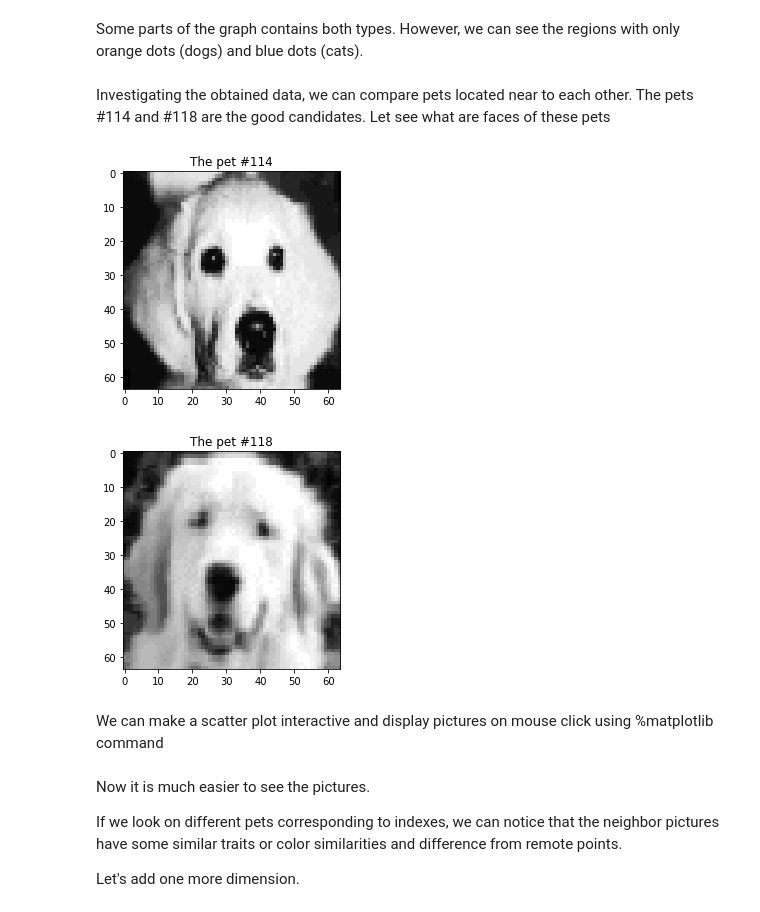
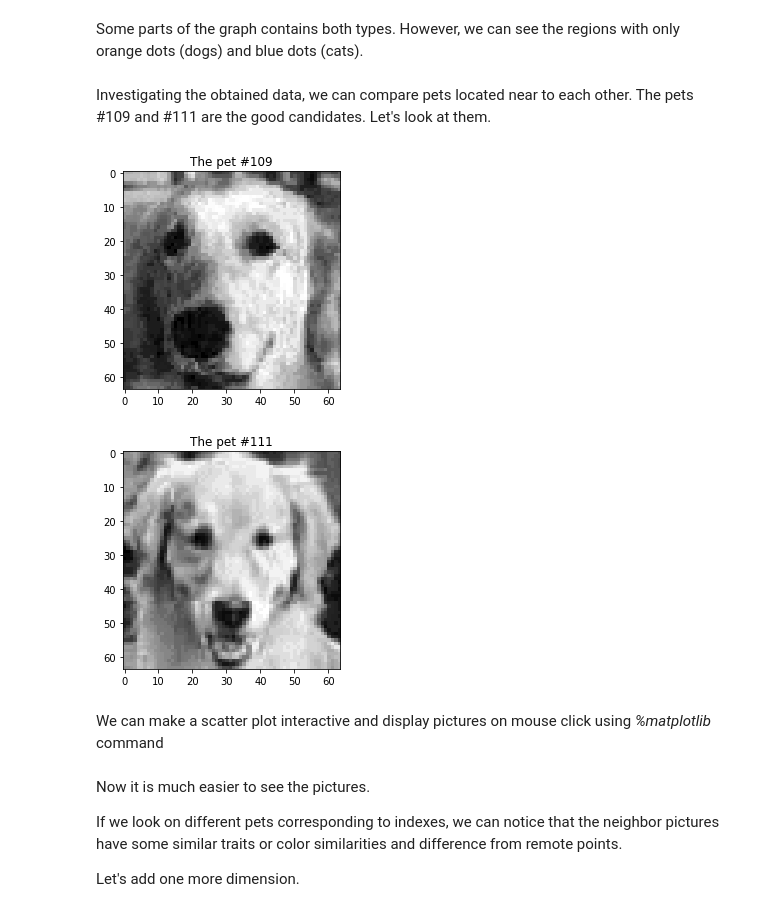
Before and after one commit to novamind/High-dimensional-data-analysis, a Jupyter notebook: pets.ipynb, the cells around one changed output. Cells and saved outputs as stored; diff of their text form; code cells hidden in the pictures.

Commit message:
- Add resulting charts
- Explain results
- Change conclusion

```diff
--- a/pets.ipynb
+++ b/pets.ipynb
@@ -107,16 +107,16 @@ scatter2d(pets_tsne,'t-SNE', 't-SNE dimension 0', 't-SNE dimension 1')
 # %% [markdown]
 Some parts of the graph contains both types. However, we can see the regions with only orange dots (dogs) and blue dots (cats).
 # %% [markdown]
-Investigating the obtained data, we can compare pets located near to each other. The pets #114 and #118 are the good candidates. Let see what are faces of these pets
+Investigating the obtained data, we can compare pets located near to each other. The pets #109 and #111 are the good candidates. Let's look at them.
 # %%
 #show a pet corresponding to a dot on the graph
-showPet(114)
-showPet(118)
+showPet(109)
+showPet(111)
 # %% [output]
-[figure, old version]
+[figure, new version]
-[figure, old version]
+[figure, new version]
 # %% [markdown]
-We can make a scatter plot interactive and display pictures on mouse click using %matplotlib command
+We can make a scatter plot interactive and display pictures on mouse click using *%matplotlib* command
 # %%
 %matplotlib
 def interactiveScatter(data, title = '', xlabel = '', ylabel = ''):
```
Also changed, not shown: parts of 22 cells of this notebook.
